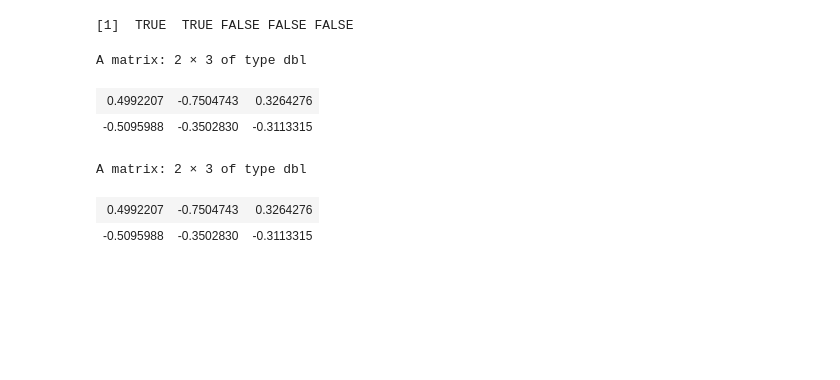
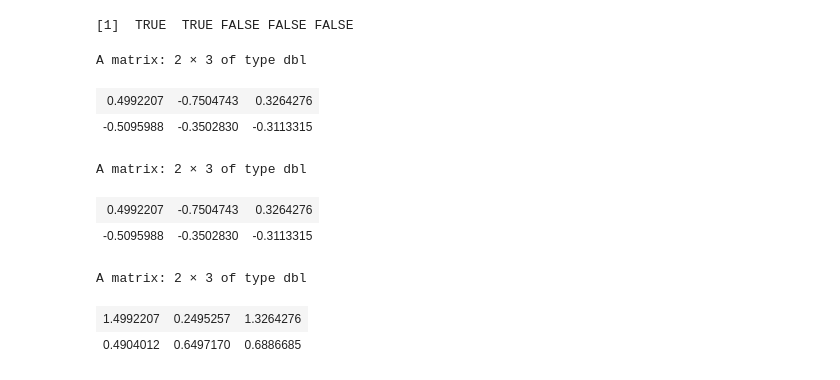
Before and after one commit to wang-zhijun/learn-statistics, a Jupyter notebook: learn-r.ipynb, the cells around one changed output. Drawn from its saved outputs; the diff is of its cells as text; code cells hidden in the pictures; blank space fills up the shorter version.

```diff
--- a/learn-r.ipynb
+++ b/learn-r.ipynb
@@ -1116,14 +1116,25 @@ y
 y == 5
 # %% [output]
 [1]  TRUE  TRUE FALSE FALSE FALSE
+# %%
+# y==5の結果はTRUE TRUE FALSE FALSE FALSEだから
+# 下の式は一行目、２行目だけ表示する、３から五行目はFALSEなので、表示しない
+x[y == 5,]
+# %% [output]
+A matrix: 2 × 3 of type dbl
+| 0.4992207 | -0.7504743 | 0.3264276 |
+| -0.5095988 | -0.3502830 | -0.3113315 |
 # %%
-matrix(x[c(y==5)],c(2,3))
-
+# 下の式はx[y==5,]と同じ結果になる
 x[c(TRUE, TRUE,FALSE, FALSE,FALSE),]
 # %% [output]
 A matrix: 2 × 3 of type dbl
 | 0.4992207 | -0.7504743 | 0.3264276 |
 | -0.5095988 | -0.3502830 | -0.3113315 |
-A matrix: 2 × 3 of type dbl
-| 0.4992207 | -0.7504743 | 0.3264276 |
-| -0.5095988 | -0.3502830 | -0.3113315 |
+# %%
+x[y == 5,] = x[y == 5,] + 1 # x[y == 5,]の全ての要素に１をプラス
+x[y == 5,]
+# %% [output]
+A matrix: 2 × 3 of type dbl
+| 1.4992207 | 0.2495257 | 1.3264276 |
+| 0.4904012 | 0.6497170 | 0.6886685 |
```
Also changed, not shown: parts of 8 cells of this notebook.
